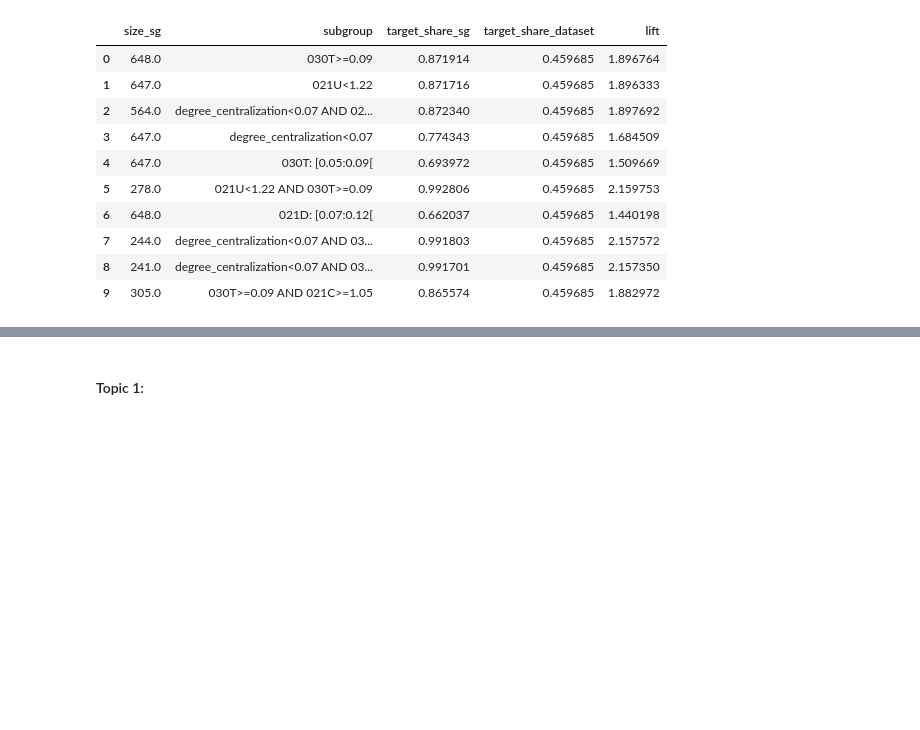
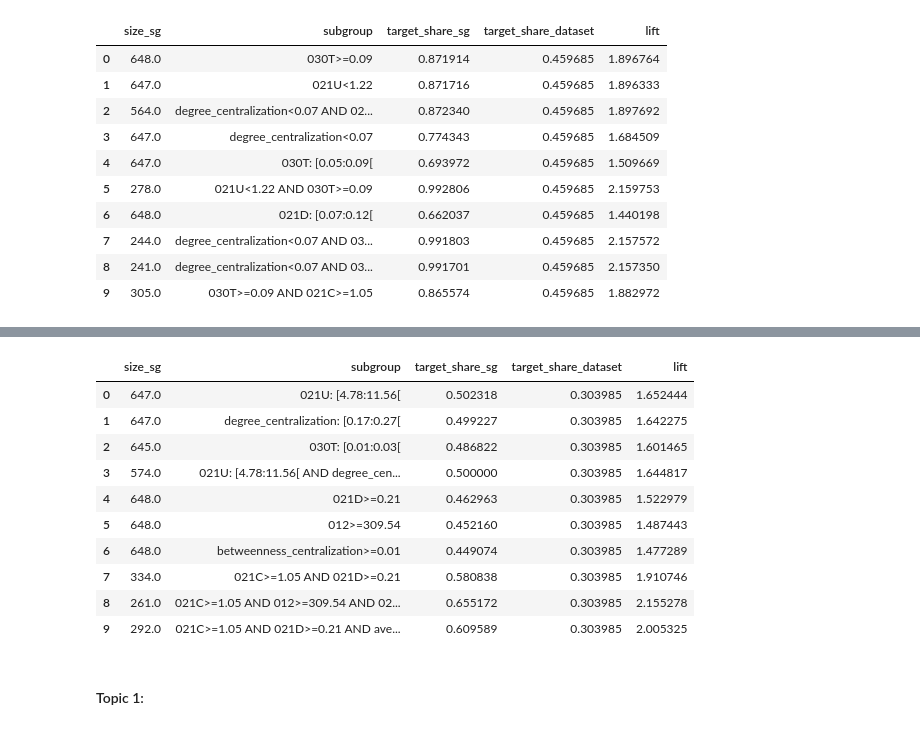
Before and after one commit to Veritogen/master_thesis, a Jupyter notebook: presentations/2020_05_20/Subgroups.ipynb, the cells around one changed output, grey strips where cells are left out. Cells and saved outputs as stored; diff of their text form; code cells hidden in the pictures; blank space fills up the shorter version.

```diff
--- a/presentations/2020_05_20/Subgroups.ipynb
+++ b/presentations/2020_05_20/Subgroups.ipynb
@@ -75,3 +101,17 @@ result_dict[0]
+# %%
+ps.utils.results_as_df(data, result_dict[4])[["size_sg", "subgroup", "target_share_sg", "target_share_dataset", "lift" ]]
+# %% [output]
+|  | size_sg | subgroup | target_share_sg | target_share_dataset | lift |
+| 0 | 647.0 | 021U: [4.78:11.56[ | 0.502318 | 0.303985 | 1.652444 |
+| 1 | 647.0 | degree_centralization: [0.17:0.27[ | 0.499227 | 0.303985 | 1.642275 |
+| 2 | 645.0 | 030T: [0.01:0.03[ | 0.486822 | 0.303985 | 1.601465 |
+| 3 | 574.0 | 021U: [4.78:11.56[ AND degree_cen... | 0.500000 | 0.303985 | 1.644817 |
+| 4 | 648.0 | 021D>=0.21 | 0.462963 | 0.303985 | 1.522979 |
+| 5 | 648.0 | 012>=309.54 | 0.452160 | 0.303985 | 1.487443 |
+| 6 | 648.0 | betweenness_centralization>=0.01 | 0.449074 | 0.303985 | 1.477289 |
+| 7 | 334.0 | 021C>=1.05 AND 021D>=0.21 | 0.580838 | 0.303985 | 1.910746 |
+| 8 | 261.0 | 021C>=1.05 AND 012>=309.54 AND 02... | 0.655172 | 0.303985 | 2.155278 |
+| 9 | 292.0 | 021C>=1.05 AND 021D>=0.21 AND ave... | 0.609589 | 0.303985 | 2.005325 |
 # %% [markdown]
 #### Topic 1:
 # %%
```
Also changed, not shown: parts of 4 cells of this notebook.
